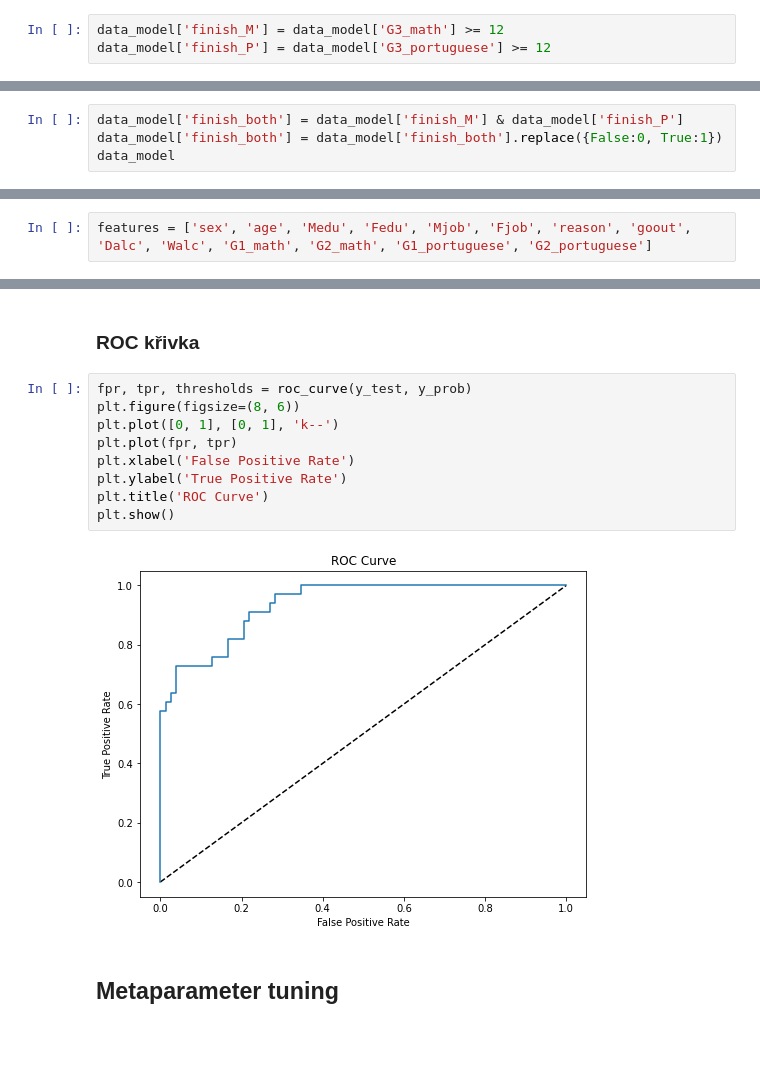
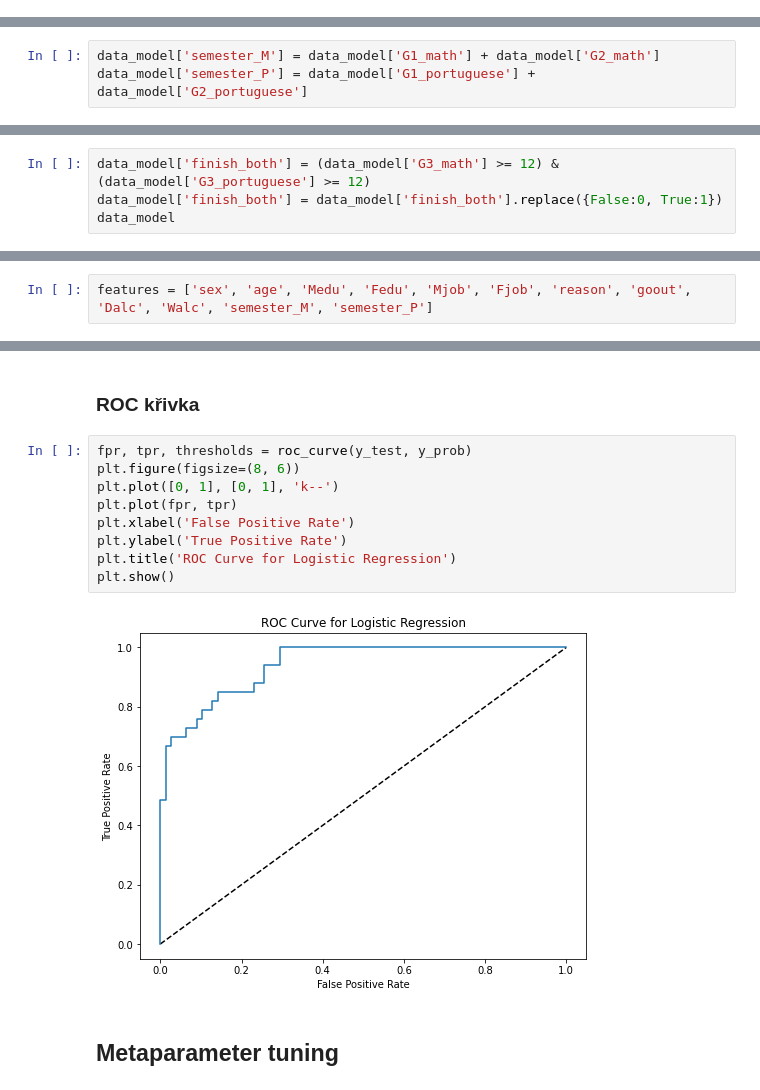
Before and after one commit to jrcech/python-student_alcohol_consumption, a Jupyter notebook: predikce_znamky_z_matematiky_a_portugalistiny.ipynb, the cells around one changed output, grey strips where cells are left out. Saved outputs shown, nothing was run; the diff lists cells and outputs as text; blank space fills up the shorter version.

```diff
--- a/predikce_znamky_z_matematiky_a_portugalistiny.ipynb
+++ b/predikce_znamky_z_matematiky_a_portugalistiny.ipynb
@@ -823,3 +820,0 @@ Atribut `finish_M` a `finish_P`, který popisuje, zda student úspěšně postup
-# %%
-data_model['finish_M'] = data_model['G3_math'] >= 12
-data_model['finish_P'] = data_model['G3_portuguese'] >= 12
@@ -826,7 +823,10 @@ data_model['finish_P'] = data_model['G3_portuguese'] >= 12
+# %%
+data_model['semester_M'] = data_model['G1_math'] + data_model['G2_math']
+data_model['semester_P'] = data_model['G1_portuguese'] + data_model['G2_portuguese']
 # %% [markdown]
 V posledním kroku byl vytvořen atribut `finish_both` a hodnoty převedeny na 0 tam, kde student dokončil oba kurzy, a na 1 tam, kde ne.
 # %%
-data_model['finish_both'] = data_model['finish_M'] & data_model['finish_P']
+data_model['finish_both'] = (data_model['G3_math'] >= 12) & (data_model['G3_portuguese'] >= 12)
 data_model['finish_both'] = data_model['finish_both'].replace({False:0, True:1})
 data_model
 # %% [output]
@@ -850,4 +850,4 @@ Prvně byly určeny atributy, které budou dále použity ke klasifikaci, jedná
 # %%
-features = ['sex', 'age', 'Medu', 'Fedu', 'Mjob', 'Fjob', 'reason', 'goout', 'Dalc', 'Walc', 'G1_math', 'G2_math', 'G1_portuguese', 'G2_portuguese']
+features = ['sex', 'age', 'Medu', 'Fedu', 'Mjob', 'Fjob', 'reason', 'goout', 'Dalc', 'Walc', 'semester_M', 'semester_P']
 # %%
 import numpy as np
@@ -967,14 +973,14 @@ weighted avg       0.83      0.83      0.83       111
 # %%
 fpr, tpr, thresholds = roc_curve(y_test, y_prob)
 plt.figure(figsize=(8, 6))
 plt.plot([0, 1], [0, 1], 'k--')
 plt.plot(fpr, tpr)
 plt.xlabel('False Positive Rate')
 plt.ylabel('True Positive Rate')
-plt.title('ROC Curve')
+plt.title('ROC Curve for Logistic Regression')
 plt.show()
 # %% [output]
-[figure, old version]
+[figure, new version]
 # %% [markdown]
 ## Metaparameter tuning
 # %% [markdown]
```
Also changed, not shown: parts of 9 cells of this notebook.
